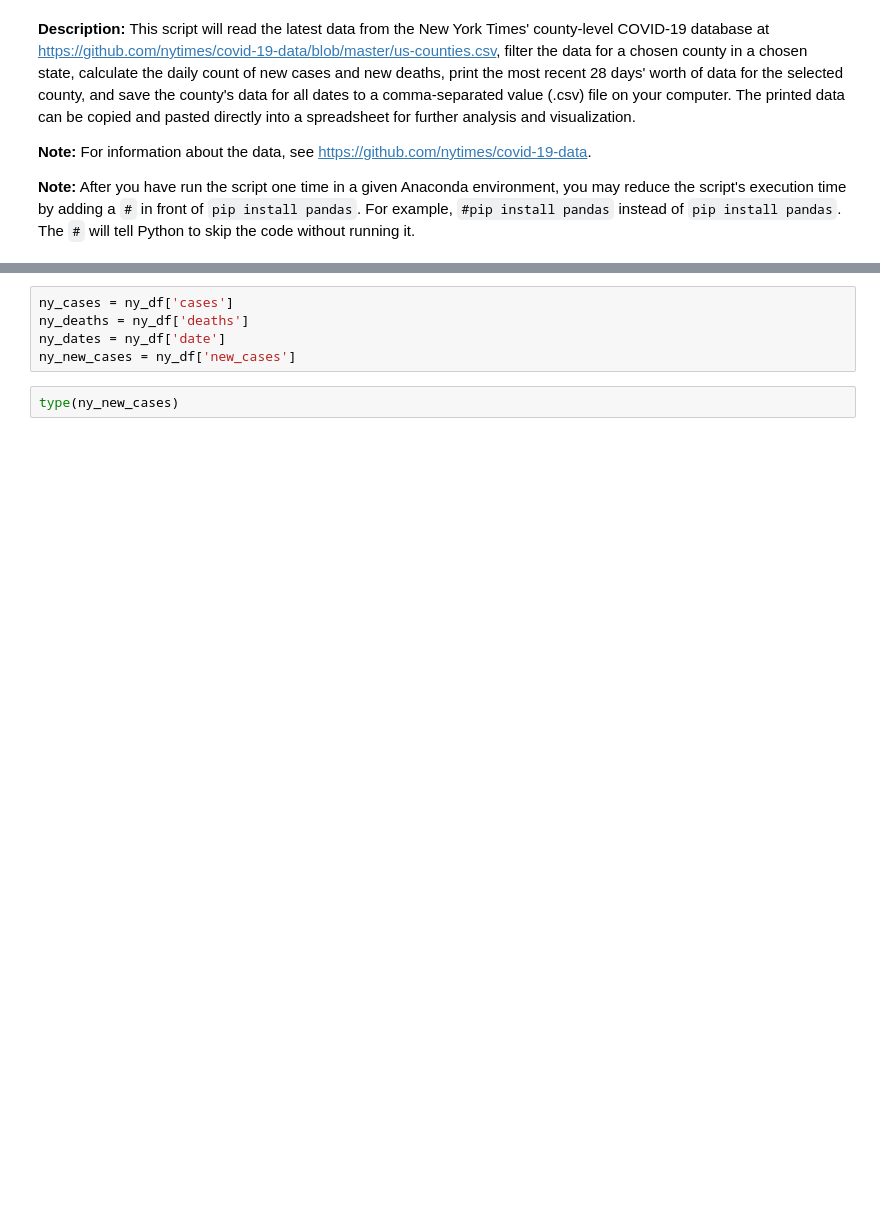
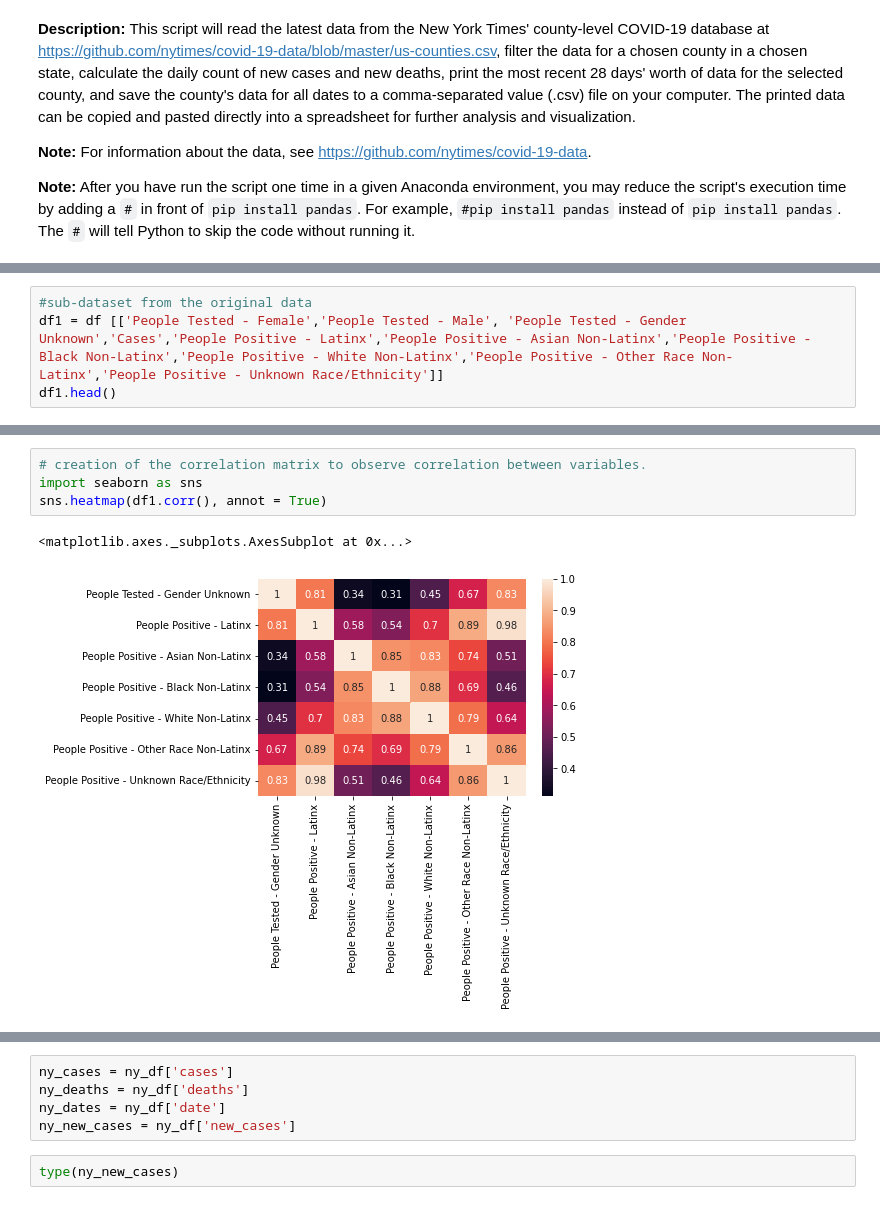
Before and after one commit to Avianou48/Studies, a Jupyter notebook: Python/Advanced_Python/COVID19_Testing_Project.ipynb, the cells around one changed output, grey strips where cells are left out. Saved outputs shown, nothing was run; the diff lists cells and outputs as text; blank space fills up the shorter version.

```diff
--- a/Python/Advanced_Python/COVID19_Testing_Project.ipynb
+++ b/Python/Advanced_Python/COVID19_Testing_Project.ipynb
@@ -57,0 +94,4 @@ ny_df.head()
+# %%
+#sub-dataset from the original data
+df1 = df [['People Tested - Female','People Tested - Male', 'People Tested - Gender Unknown','Cases','People Positive - Latinx','People Positive - Asian Non-Latinx','People Positive - Black Non-Latinx','People Positive - White Non-Latinx','People Positive - Other Race Non-Latinx','People Positive - Unknown Race/Ethnicity']]
+df1.head()
@@ -57,0 +105,7 @@ ny_df.head()
+# %%
+# creation of the correlation matrix to observe correlation between variables.
+import seaborn as sns
+sns.heatmap(df1.corr(), annot = True)
+# %% [output]
+<matplotlib.axes._subplots.AxesSubplot at 0x...>
+[figure, added]
```
Also changed, not shown: parts of 38 cells of this notebook.
